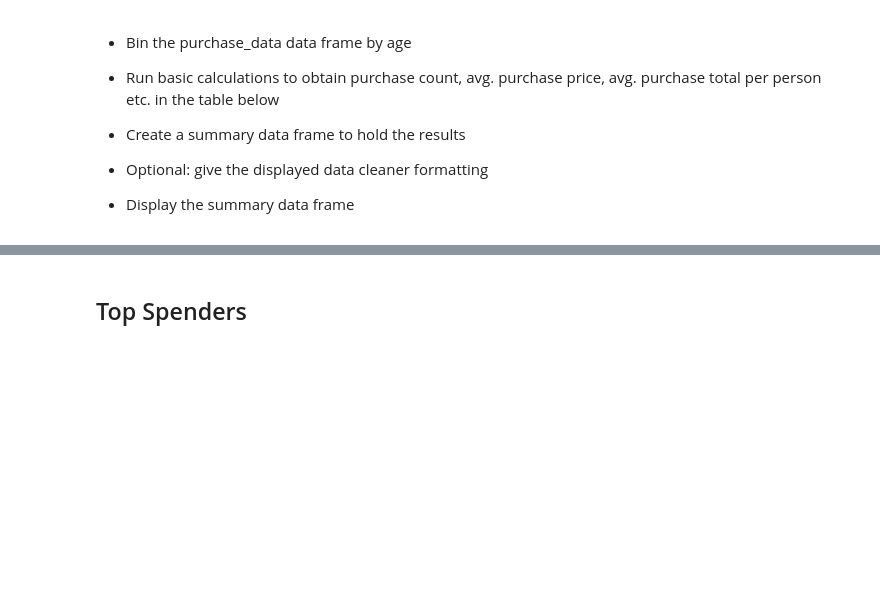
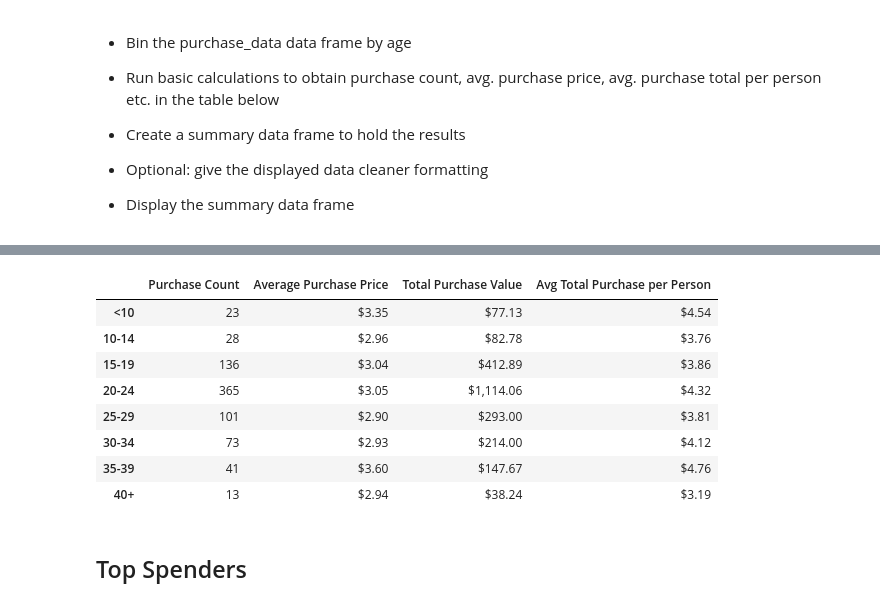
Before and after one commit to jkurtb/pandas-challenge, a Jupyter notebook: HeroesOfPymoli/Pandas_HeroesOfPymoli.ipynb, the cells around one changed output, grey strips where cells are left out. Saved outputs shown, nothing was run; the diff lists cells and outputs as text; code cells hidden in the pictures; blank space fills up the shorter version.

```diff
--- a/HeroesOfPymoli/Pandas_HeroesOfPymoli.ipynb
+++ b/HeroesOfPymoli/Pandas_HeroesOfPymoli.ipynb
@@ -208,0 +297,4 @@ Gender_summary_df
+# %%
+#Calculate Purchase Count
+Age_purchase_count = purchase_data.groupby(["Age Group"]).count()["Purchase ID"]
+Age_purchase_count
@@ -208,0 +312,4 @@ Gender_summary_df
+# %%
+#Calculate Average Purchase Price
+Age_average_price = purchase_data.groupby(["Age Group"]).mean()["Price"]
+Age_average_price
@@ -208,0 +327,4 @@ Gender_summary_df
+# %%
+#Calculate Total Purchase Value
+Age_total_value = purchase_data.groupby(["Age Group"]).sum()["Price"]
+Age_total_value
@@ -208,0 +342,4 @@ Gender_summary_df
+# %%
+#Calculate Avg Total Purchase per Person
+Age_AvgPerPerson = Age_total_value / age_count
+Age_AvgPerPerson
@@ -209,3 +356,20 @@ Gender_summary_df
+# %%
+#Create Summary with Cleaner Formatting
+PurchaseAnalysis_Age = pd.DataFrame({"Purchase Count": Age_purchase_count.map("{:,}".format),
+                   "Average Purchase Price": Age_average_price.map("${:,.2f}".format),
+                   "Total Purchase Value": Age_total_value.map("${:,.2f}".format),
+                   "Avg Total Purchase per Person": Age_AvgPerPerson.map("${:,.2f}".format)})
+PurchaseAnalysis_Age
+# %% [output]
+|  | Purchase Count | Average Purchase Price | Total Purchase Value | Avg Total Purchase per Person |
+| <10 | 23 | $3.35 | $77.13 | $4.54 |
+| 10-14 | 28 | $2.96 | $82.78 | $3.76 |
+| 15-19 | 136 | $3.04 | $412.89 | $3.86 |
+| 20-24 | 365 | $3.05 | $1,114.06 | $4.32 |
+| 25-29 | 101 | $2.90 | $293.00 | $3.81 |
+| 30-34 | 73 | $2.93 | $214.00 | $4.12 |
+| 35-39 | 41 | $3.60 | $147.67 | $4.76 |
+| 40+ | 13 | $2.94 | $38.24 | $3.19 |
 # %% [markdown]
 ## Top Spenders
 # %% [markdown]
```
Also changed, not shown: parts of 28 cells of this notebook.
